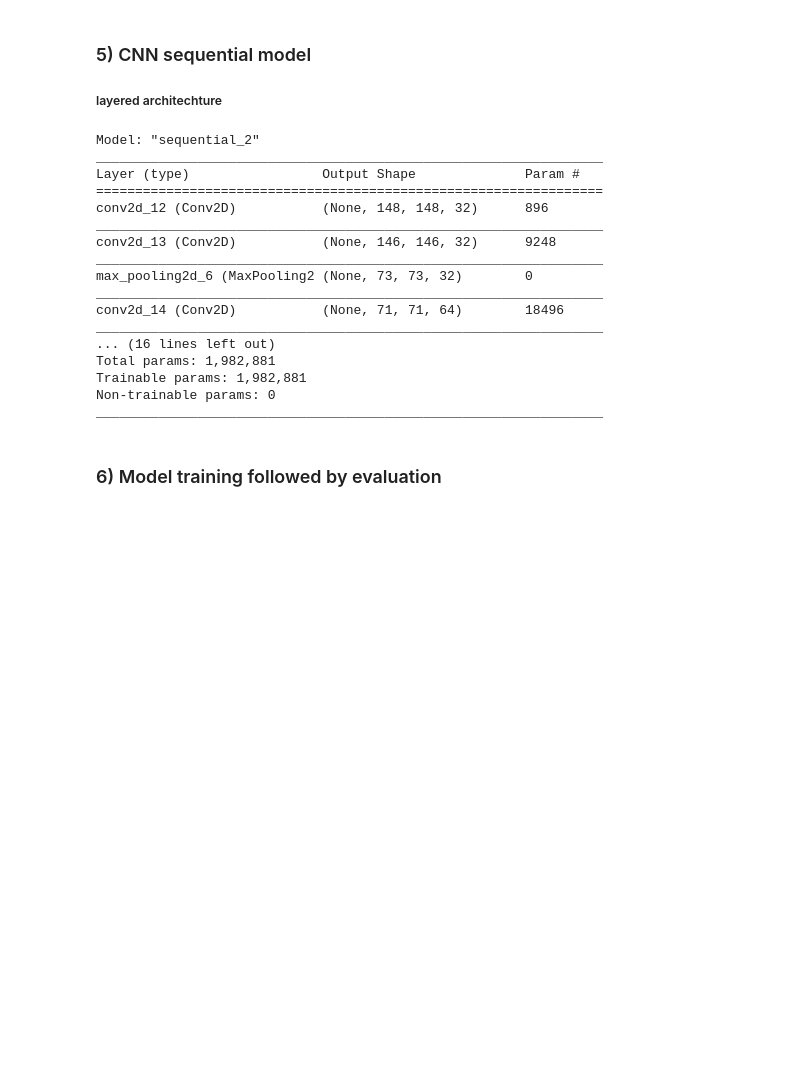
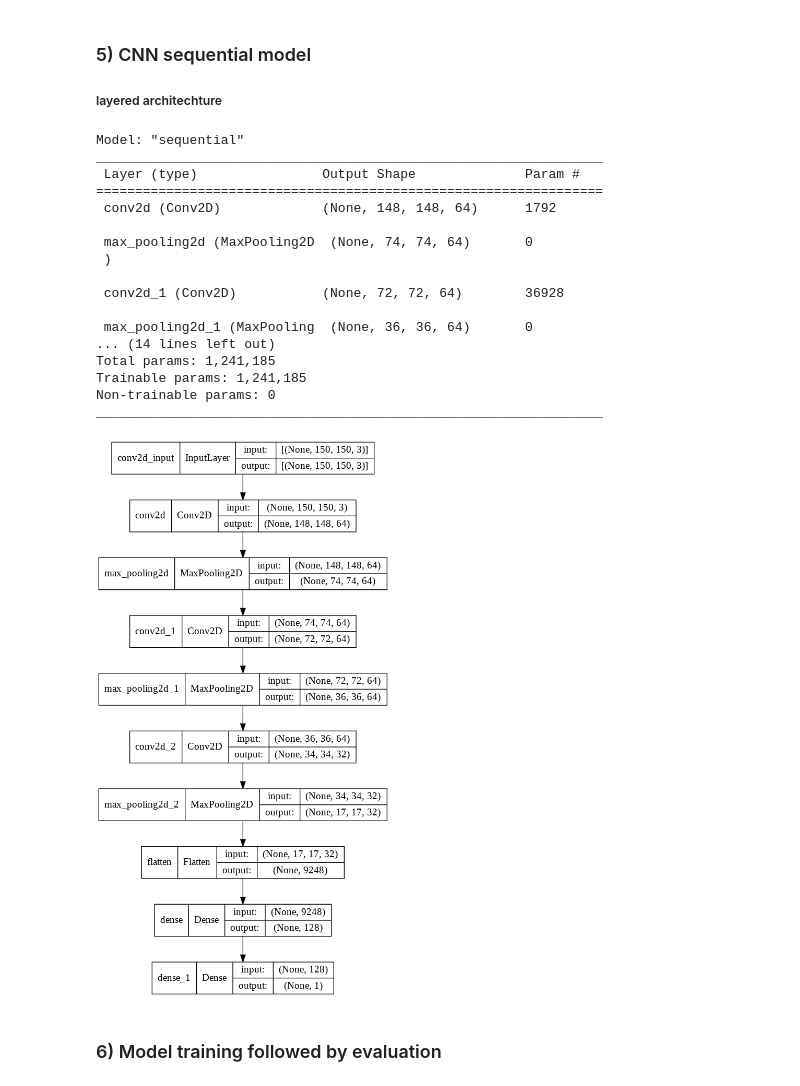
Before and after one commit to UttaraKet1607/Covid19-Detection-Using-CNN, a Jupyter notebook: Covid_19_Detection.ipynb, the cells around one changed output. Drawn from its saved outputs; the diff is of its cells as text; code cells hidden in the pictures; blank space fills up the shorter version.

```diff
--- a/Covid_19_Detection.ipynb
+++ b/Covid_19_Detection.ipynb
@@ -72,38 +83,44 @@ plt.show()
 ### 5) CNN sequential model
 ##### layered architechture
 # %%
+import tensorflow as tf
+tf.random.set_seed(42)
+
 model = Sequential()
-model.add(Conv2D(32,(3,3),activation='relu',input_shape= (150,150,3)))
-model.add(Conv2D(32,(3,3),activation='relu',input_shape= (150,150,3)))
-model.add(MaxPool2D(2,2))
-model.add(Conv2D(64,(3,3),activation='relu',input_shape= (150,150,3)))
 model.add(Conv2D(64,(3,3),activation='relu',input_shape= (150,150,3)))
 model.add(MaxPool2D(2,2))
 model.add(Conv2D(64,(3,3),activation='relu',input_shape= (150,150,3)))
-model.add(Conv2D(64,(3,3),activation='relu',input_shape= (150,150,3)))
+model.add(MaxPool2D(2,2))
+model.add(Conv2D(32,(3,3),activation='relu',input_shape= (150,150,3)))
 model.add(MaxPool2D(2,2))
 model.add(Flatten())
 model.add(Dense(128,activation='relu'))
 model.add(Dense(1,activation='sigmoid'))
 model.summary()
 # %% [output]
-Model: "sequential_2"
+Model: "sequential"
 _________________________________________________________________
-Layer (type)                 Output Shape              Param #
+ Layer (type)                Output Shape              Param #
 =================================================================
-conv2d_12 (Conv2D)           (None, 148, 148, 32)      896
-_________________________________________________________________
-conv2d_13 (Conv2D)           (None, 146, 146, 32)      9248
-_________________________________________________________________
-max_pooling2d_6 (MaxPooling2 (None, 73, 73, 32)        0
-_________________________________________________________________
-conv2d_14 (Conv2D)           (None, 71, 71, 64)        18496
-_________________________________________________________________
-... (16 lines left out)
-Total params: 1,982,881
-Trainable params: 1,982,881
+ conv2d (Conv2D)             (None, 148, 148, 64)      1792
+
+ max_pooling2d (MaxPooling2D  (None, 74, 74, 64)       0
+ )
+
+ conv2d_1 (Conv2D)           (None, 72, 72, 64)        36928
+
+ max_pooling2d_1 (MaxPooling  (None, 36, 36, 64)       0
+... (14 lines left out)
+Total params: 1,241,185
+Trainable params: 1,241,185
 Non-trainable params: 0
 _________________________________________________________________
+# %%
+from tensorflow.keras.utils import plot_model
+
+plot_model(model = model, show_shapes=True)
+# %% [output]
+[figure, added]
 # %% [markdown]
 ### 6) Model training followed by evaluation
 # %%
```
Also changed, not shown: parts of 18 cells of this notebook.
